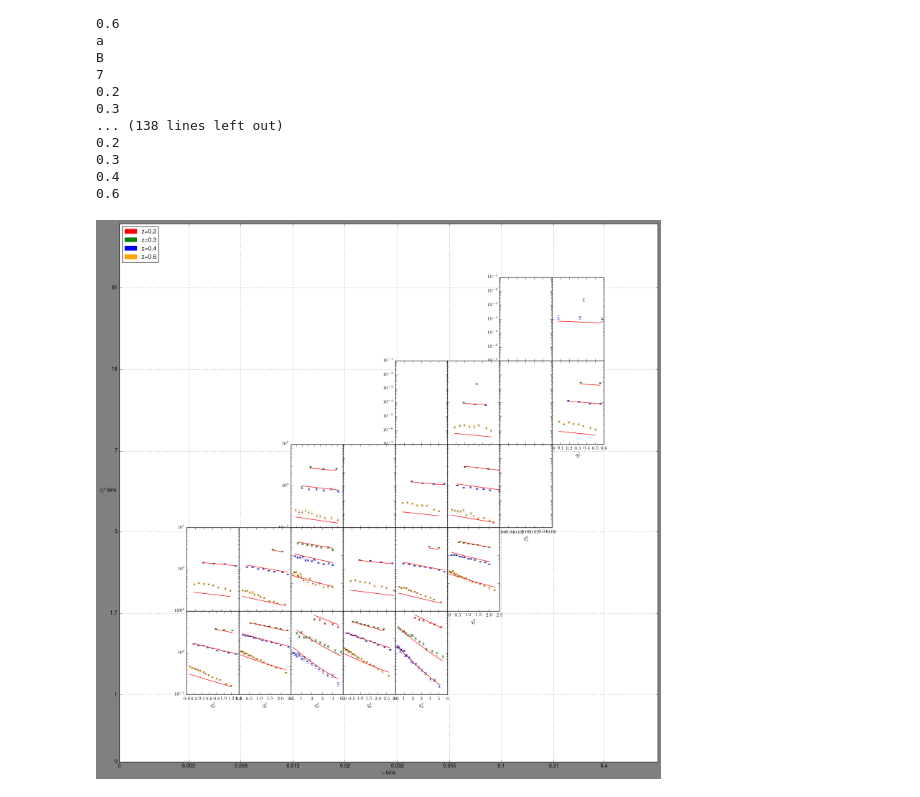
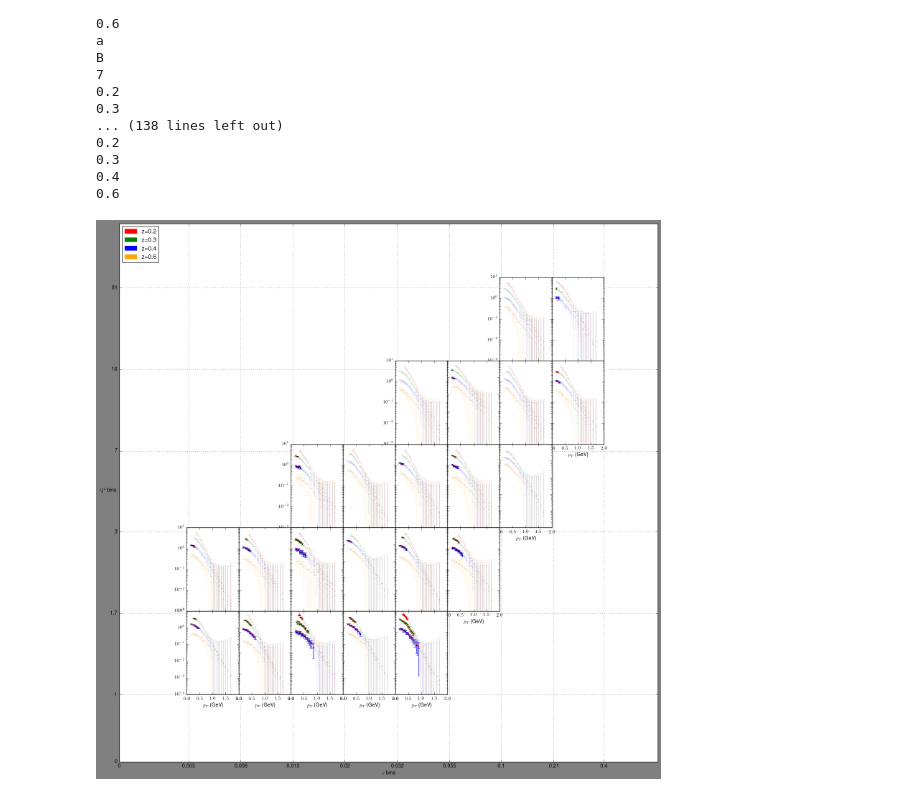
Before and after one commit to prokudin/PSU-PHYS296, a Jupyter notebook: Python/notebooks/COMPASSplot-linux.ipynb, the cells around one changed output. Drawn from its saved outputs; the diff is of its cells as text; code cells hidden in the pictures.

Commit message:
plot

```diff
--- a/Python/notebooks/COMPASSplot-linux.ipynb
+++ b/Python/notebooks/COMPASSplot-linux.ipynb
@@ -209,37 +209,40 @@ ax.xaxis.set_ticks([0,0.1285,0.2255,0.322,0.419,0.516,0.613,0.709,0.71+0.097,0.9
 ax.set_yticklabels([0]+Q2Bin)
 ax.set_xticklabels([0]+xBin)
 
 # Set title and axis labels
 #ax.title("COMPASS Data")
 ax.set_ylabel(r"$Q^2$ bins",rotation="horizontal")
 ax.set_xlabel(r"$x$ bins")
 
 # Set legend
 Zpatch1 = mpatches.Patch(color=Zcolor[0], label='z=0.2')
 Zpatch2 = mpatches.Patch(color=Zcolor[1], label='z=0.3')
 Zpatch3 = mpatches.Patch(color=Zcolor[2], label='z=0.4')
 Zpatch4 = mpatches.Patch(color=Zcolor[3], label='z=0.6')
 ax.legend(handles=[Zpatch1,Zpatch2,Zpatch3,Zpatch4],loc='upper left')
 ax.grid()
 
 for group,grid in zip(range(len(groups)),gridmap):
     data_bin=data5001.query('xClas=="%s" and Q2Clas=="%s"' %(groups[group][0],groups[group][1]))
+    data_bin_whole=data5001whole.query('xClas=="%s" and Q2Clas=="%s"' %(groups[group][0],groups[group][1]))
     k=0 #counter
     for i in z:
         ax = fig.add_subplot(innerGrid[grid])
         ax.set_yscale("log")
-        ax.errorbar(data_bin.qT2[data_bin.z==i],data_bin.value[data_bin.z==i],#x,y
+        ax.xaxis.set_major_locator(plt.MaxNLocator(4)) # limit number of tics in x to 4 only
+        ax.errorbar(data_bin.pT[data_bin.z==i],data_bin.value[data_bin.z==i],#x,y
                     data_bin.delta[data_bin.z==i],#errorbars
-                    color=Zcolor[k],marker=Zmark[k],linestyle=Zline[k],linewidth=0,markersize=2)#line properties
-        data_bin_theory = data5001.query('xClas=="%s" and Q2Clas=="%s" and z=="%s"' %(groups[group][0],groups[group][1],i))
+                    color=Zcolor[k],marker=Zmark[k],linestyle="",linewidth=1,markersize=2)#whole data
+        ax.errorbar(data_bin_whole.pT[data_bin_whole.z==i],data_bin_whole.value[data_bin_whole.z==i],#x,y
+                    data_bin_whole.delta[data_bin_whole.z==i],#errorbars
+                    color=Zcolor[k],marker=Zmark[k],linestyle="",linewidth=1,markersize=2,alpha=0.1)#fitted data
         #print data_bin_theory
-        ax.plot(data_bin.qT2[data_bin.z==i],data_bin.thy[data_bin.z==i],'r-')
-        ax.plot(data_bin_theory['qT2'].values,data_bin_theory['thy'].values,'r-')
+        ax.plot(data_bin.pT[data_bin.z==i],data_bin.thy[data_bin.z==i],'r-')
         if grid not in shairYax:
             ax.set_yticklabels('')
         if grid not in shairXax:
             ax.set_xticklabels('')
         k+=1 #add one to counter
-        ax.set_xlabel(r"$q_T^2$")
+        ax.set_xlabel(r"$p_T$ (GeV)")
 # %% [output]
-[figure, old version]
+[figure, new version]
```
Also changed, not shown: parts of 1 cell of this notebook, 1 other file.
